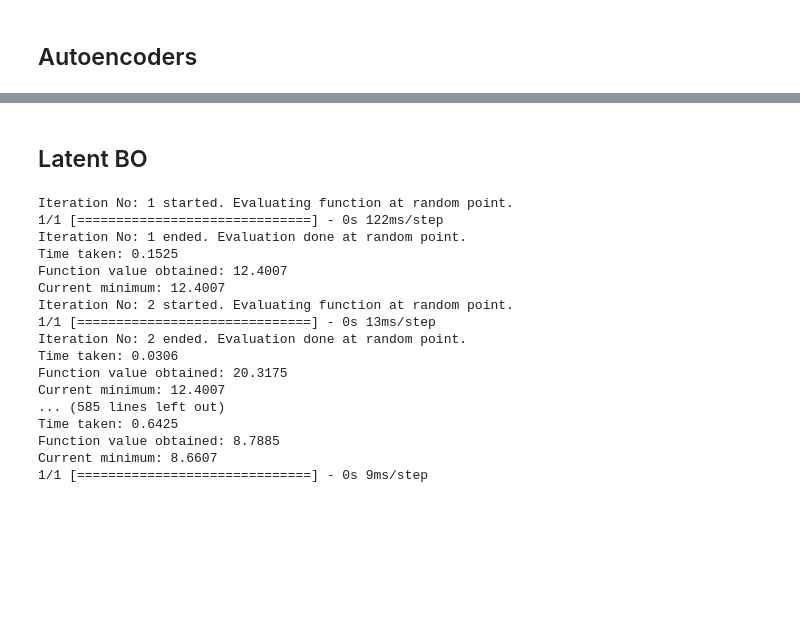
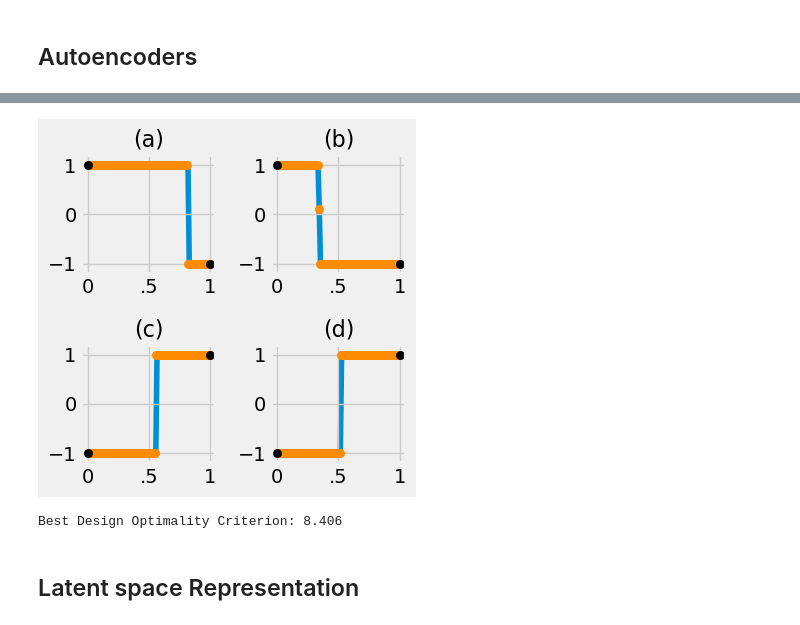
Before and after one commit to TedOiler/dexpy, a Jupyter notebook: v2/autoencoder_funcs.ipynb, the cells around one changed output, grey strips where cells are left out. Cells and saved outputs as stored; diff of their text form; code cells hidden in the pictures; blank space fills up the shorter version.

```diff
--- a/v2/autoencoder_funcs.ipynb
+++ b/v2/autoencoder_funcs.ipynb
@@ -73,0 +486,7 @@ Epoch 491/1000
+# %%
+best_opt, best_des = find_best_design(results, all_designs)
+subplot_results(sub_x=2, sub_y=2, T=np.linspace(0,1,100), results=best_des)
+print(f"Best Design Optimality Criterion: {np.round(best_opt,3)}")
+# %% [output]
+[figure, added]
+Best Design Optimality Criterion: 8.406
@@ -74,27 +506,2 @@ Epoch 491/1000
 # %% [markdown]
-## Latent BO
+## Latent space Representation
-# %%
-optimal_mat, optimal_cr, gp_result = latent_auto_bo(runs=runs,
-                                                    n_x=n_x,
-                                                    J_cb=J_cb,
-                                                    decoder=decoder_noiseless,
-                                                    latent_dim=4,
-                                                    n_iterations=100,)
-# %% [output]
-Iteration No: 1 started. Evaluating function at random point.
-1/1 [==============================] - 0s 122ms/step
-Iteration No: 1 ended. Evaluation done at random point.
-Time taken: 0.1525
-Function value obtained: 12.4007
-Current minimum: 12.4007
-Iteration No: 2 started. Evaluating function at random point.
-1/1 [==============================] - 0s 13ms/step
-Iteration No: 2 ended. Evaluation done at random point.
-Time taken: 0.0306
-Function value obtained: 20.3175
-Current minimum: 12.4007
-... (585 lines left out)
-Time taken: 0.6425
-Function value obtained: 8.7885
-Current minimum: 8.6607
-1/1 [==============================] - 0s 9ms/step
```
Also changed, not shown: parts of 36 cells of this notebook, 13 other files.
